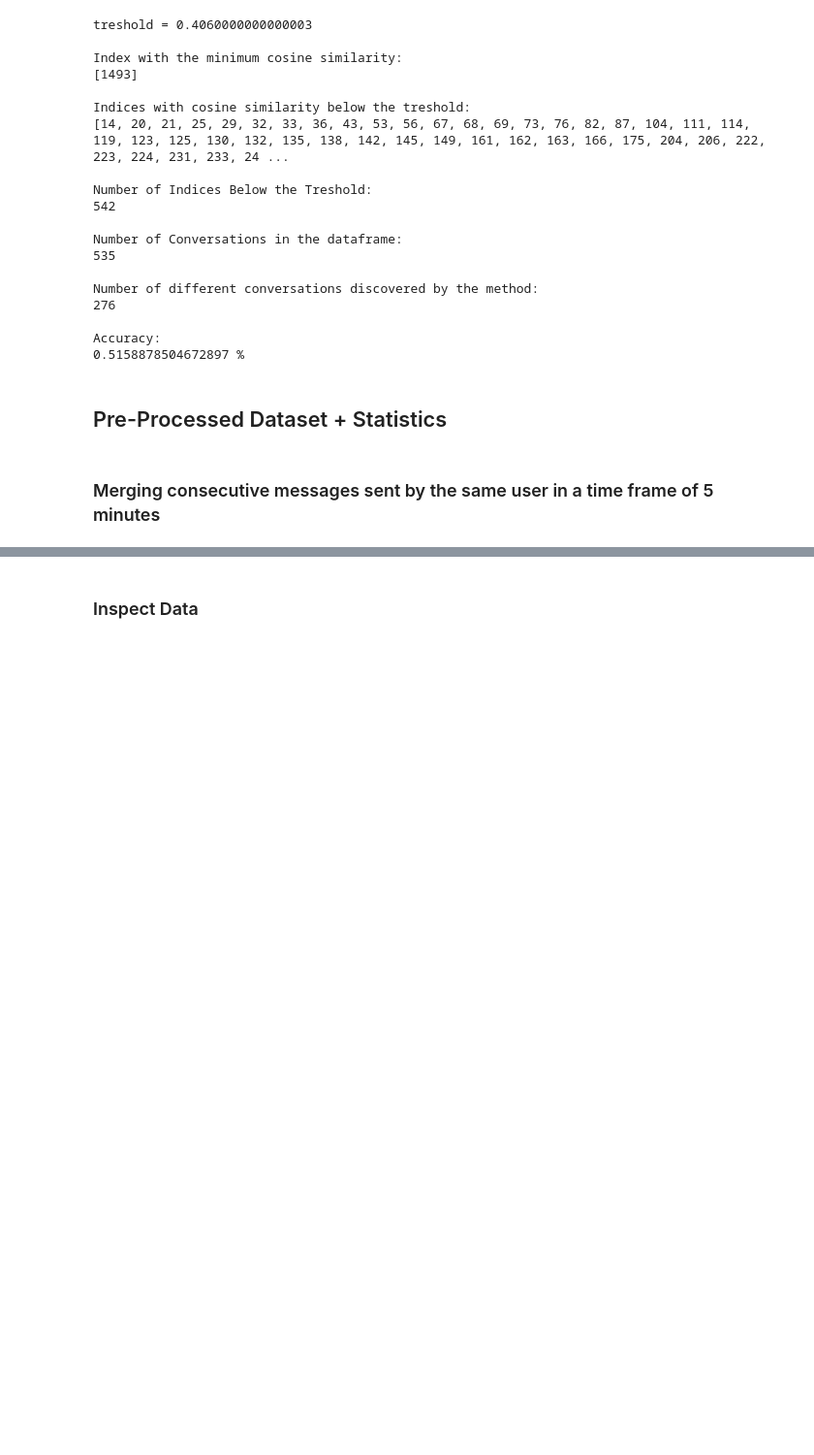
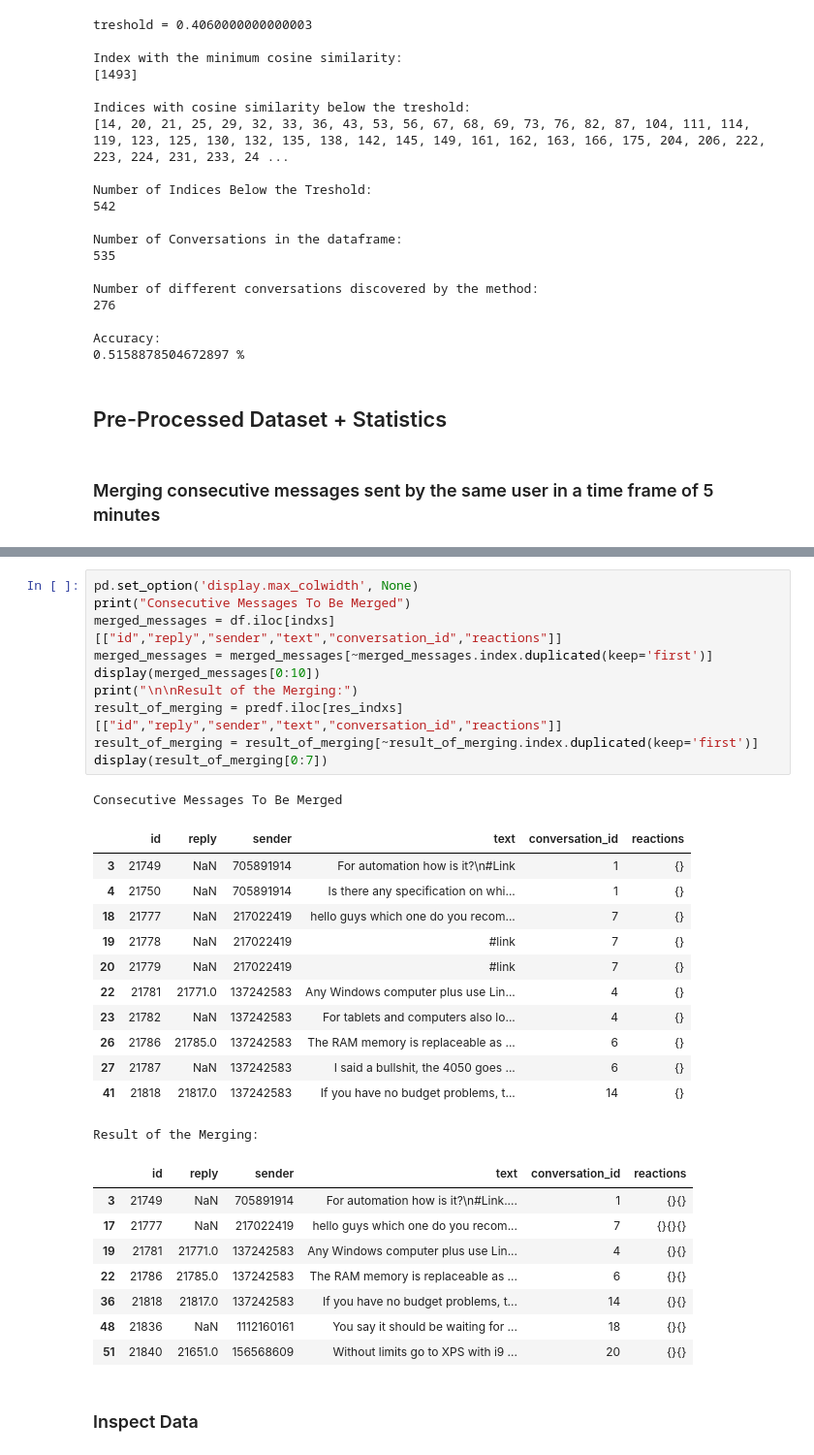
Before and after one commit to amirmosio/telegram-event-detection, a Jupyter notebook: data_analysis/dataset_analysis.ipynb, the cells around one changed output, grey strips where cells are left out. Shown at 97% size. Drawn from its saved outputs; the diff is of its cells as text; blank space fills up the shorter version.

Commit message:
Merging Fixed

```diff
--- a/data_analysis/dataset_analysis.ipynb
+++ b/data_analysis/dataset_analysis.ipynb
@@ -410,2 +424,34 @@ predf = merge_consecutive_messages(df, 300)
+# %%
+pd.set_option('display.max_colwidth', None)
+print("Consecutive Messages To Be Merged")
+merged_messages = df.iloc[indxs][["id","reply","sender","text","conversation_id","reactions"]]
+merged_messages = merged_messages[~merged_messages.index.duplicated(keep='first')]
+display(merged_messages[0:10])
+print("\n\nResult of the Merging:")
+result_of_merging = predf.iloc[res_indxs][["id","reply","sender","text","conversation_id","reactions"]]
+result_of_merging = result_of_merging[~result_of_merging.index.duplicated(keep='first')]
+display(result_of_merging[0:7])
+# %% [output]
+Consecutive Messages To Be Merged
+|  | id | reply | sender | text | conversation_id | reactions |
+| 3 | 21749 | NaN | 705891914 | For automation how is it?\n#Link | 1 | {} |
+| 4 | 21750 | NaN | 705891914 | Is there any specification on whi... | 1 | {} |
+| 18 | 21777 | NaN | 217022419 | hello guys which one do you recom... | 7 | {} |
+| 19 | 21778 | NaN | 217022419 | #link | 7 | {} |
+| 20 | 21779 | NaN | 217022419 | #link | 7 | {} |
+| 22 | 21781 | 21771.0 | 137242583 | Any Windows computer plus use Lin... | 4 | {} |
+| 23 | 21782 | NaN | 137242583 | For tablets and computers also lo... | 4 | {} |
+| 26 | 21786 | 21785.0 | 137242583 | The RAM memory is replaceable as ... | 6 | {} |
+| 27 | 21787 | NaN | 137242583 | I said a bullshit, the 4050 goes ... | 6 | {} |
+| 41 | 21818 | 21817.0 | 137242583 | If you have no budget problems, t... | 14 | {} |
+Result of the Merging:
+|  | id | reply | sender | text | conversation_id | reactions |
+| 3 | 21749 | NaN | 705891914 | For automation how is it?\n#Link.... | 1 | {}{} |
+| 17 | 21777 | NaN | 217022419 | hello guys which one do you recom... | 7 | {}{}{} |
+| 19 | 21781 | 21771.0 | 137242583 | Any Windows computer plus use Lin... | 4 | {}{} |
+| 22 | 21786 | 21785.0 | 137242583 | The RAM memory is replaceable as ... | 6 | {}{} |
+| 36 | 21818 | 21817.0 | 137242583 | If you have no budget problems, t... | 14 | {}{} |
+| 48 | 21836 | NaN | 1112160161 | You say it should be waiting for ... | 18 | {}{} |
+| 51 | 21840 | 21651.0 | 156568609 | Without limits go to XPS with i9 ... | 20 | {}{} |
 # %% [markdown]
 ### Inspect Data
```
Also changed, not shown: parts of 12 cells of this notebook.
